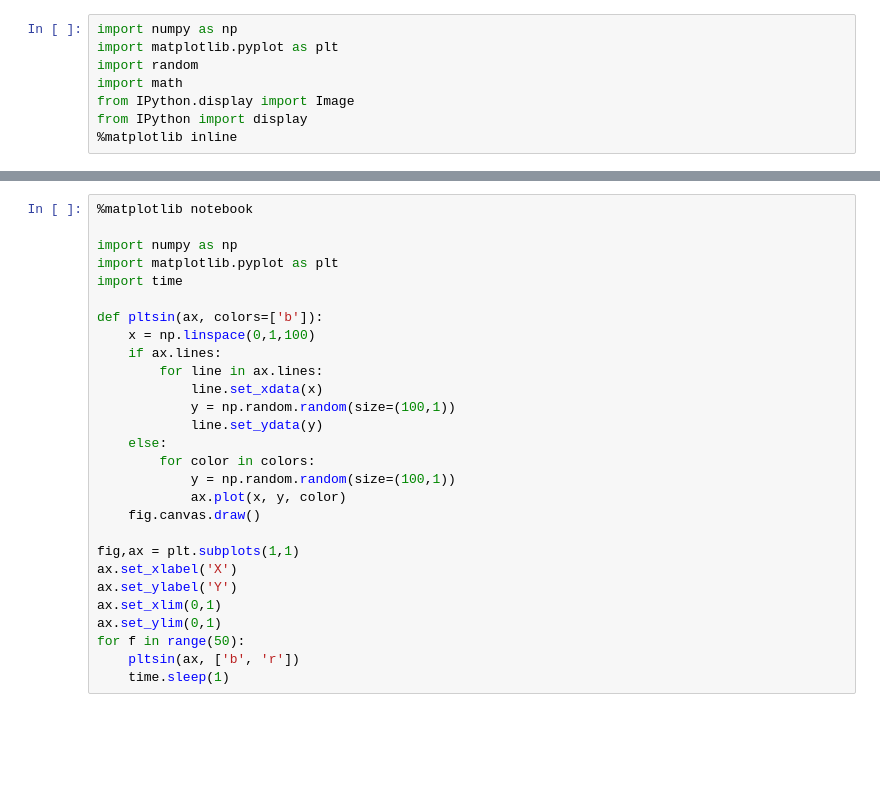
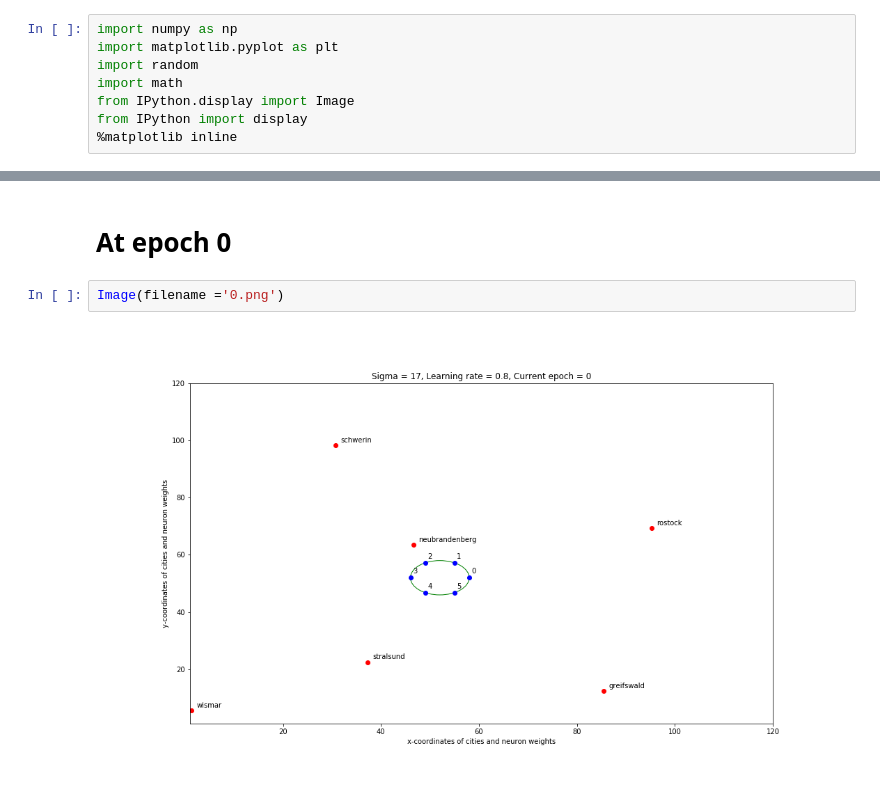
Before and after one commit to rameshjes/neural-network, a Jupyter notebook: assignment09/ruby/workbench_ruby_09.ipynb, the cells around one changed output, grey strips where cells are left out. Saved outputs shown, nothing was run; the diff lists cells and outputs as text; blank space fills up the shorter version.

```diff
--- a/assignment09/ruby/workbench_ruby_09.ipynb
+++ b/assignment09/ruby/workbench_ruby_09.ipynb
@@ -123,28 +273,6 @@ points = tsm.plot_cities()
-# %%
-%matplotlib notebook
-
-import numpy as np
-import matplotlib.pyplot as plt
-import time
-
-def pltsin(ax, colors=['b']):
-    x = np.linspace(0,1,100)
-    if ax.lines:
-        for line in ax.lines:
-            line.set_xdata(x)
-            y = np.random.random(size=(100,1))
-            line.set_ydata(y)
-    else:
-        for color in colors:
-            y = np.random.random(size=(100,1))
-            ax.plot(x, y, color)
-    fig.canvas.draw()
-
-fig,ax = plt.subplots(1,1)
-ax.set_xlabel('X')
-ax.set_ylabel('Y')
-ax.set_xlim(0,1)
-ax.set_ylim(0,1)
-for f in range(50):
-    pltsin(ax, ['b', 'r'])
-    time.sleep(1)
+# %% [markdown]
+# At epoch 0
+# %%
+Image(filename ='0.png')
+# %% [output]
+[figure, added]
```
Also changed, not shown: parts of 23 cells of this notebook, 11 other files.
